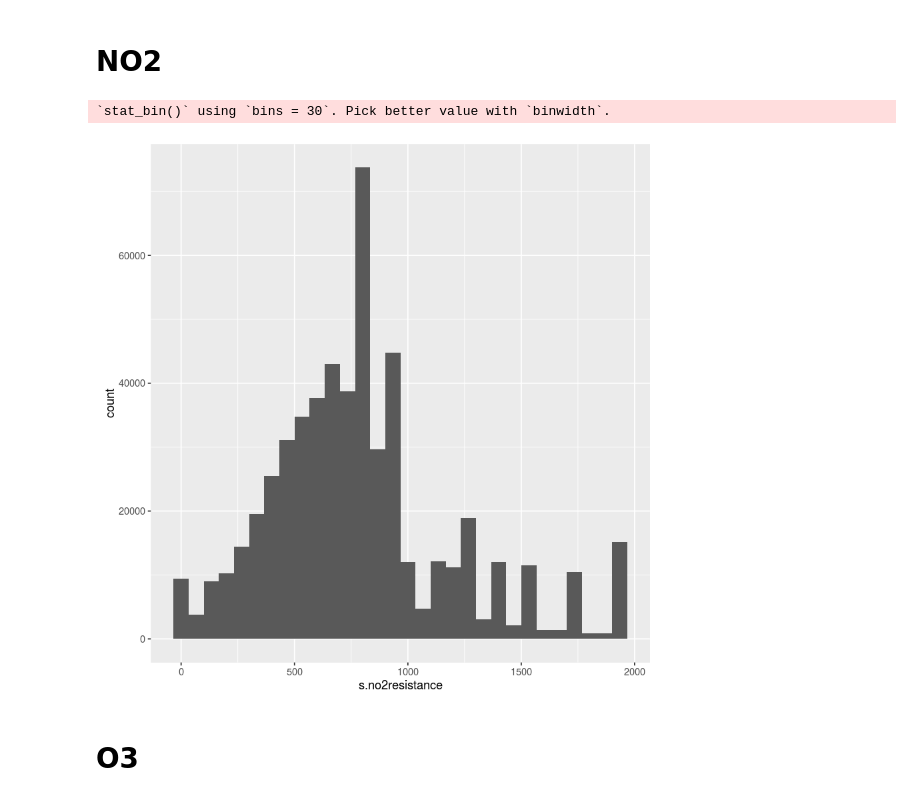
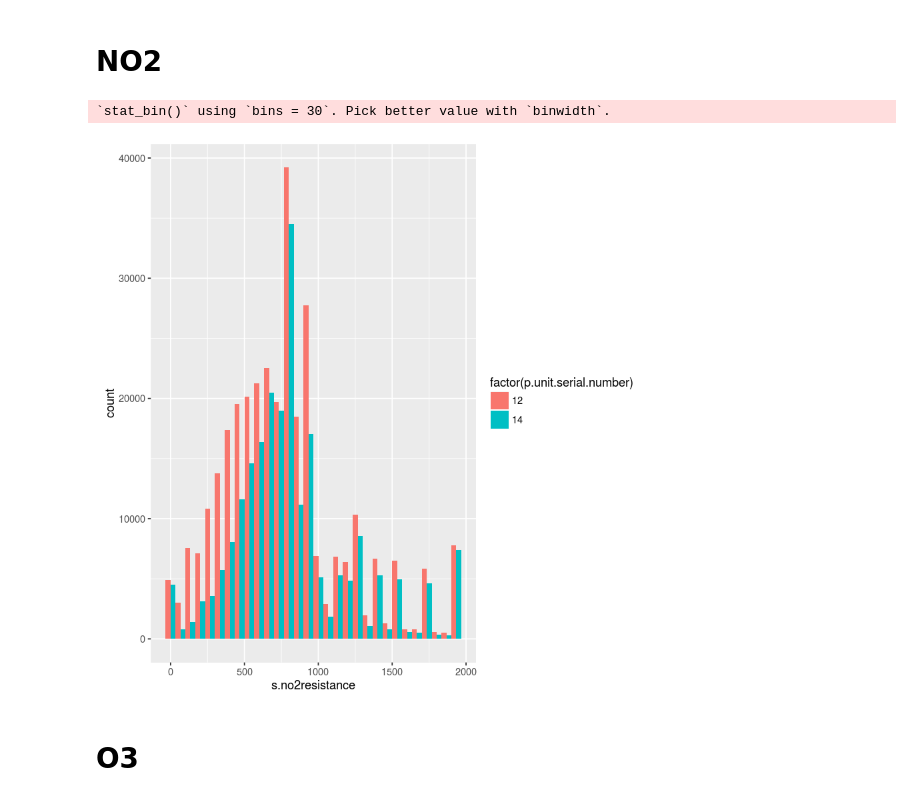
Before and after one commit to smartemission/smartemission, a Jupyter notebook: etl/calibration/src/r/notebooks/Properties.ipynb, the cells around one changed output. Cells and saved outputs as stored; diff of their text form; code cells hidden in the pictures.

Commit message:
Visualizing calibration

```diff
--- a/etl/calibration/src/r/notebooks/Properties.ipynb
+++ b/etl/calibration/src/r/notebooks/Properties.ipynb
@@ -17,7 +13,8 @@ The following objects are masked from ‘package:base’:
 data <- read.csv("../../../io/data/train.csv")
 # %%
 df <- data %>%
-    arrange(secs)
+    arrange(secs) %>%
+    mutate(secs = ymd_hms(secs))
 # %%
 names(df)
 # %% [output]
@@ -79,11 +84,11 @@ geom_histogram()
 # %% [markdown]
 # NO2
 # %%
-ggplot(df, aes(s.no2resistance)) +
-geom_histogram()
+ggplot(df, aes(s.no2resistance, fill = factor(p.unit.serial.number))) +
+geom_histogram(position = "dodge")
 # %% [output]
 `stat_bin()` using `bins = 30`. Pick better value with `binwidth`.
-[figure, old version]
+[figure, new version]
 # %% [markdown]
 # O3
 # %%
```
Also changed, not shown: parts of 6 cells of this notebook, 5 other files.
